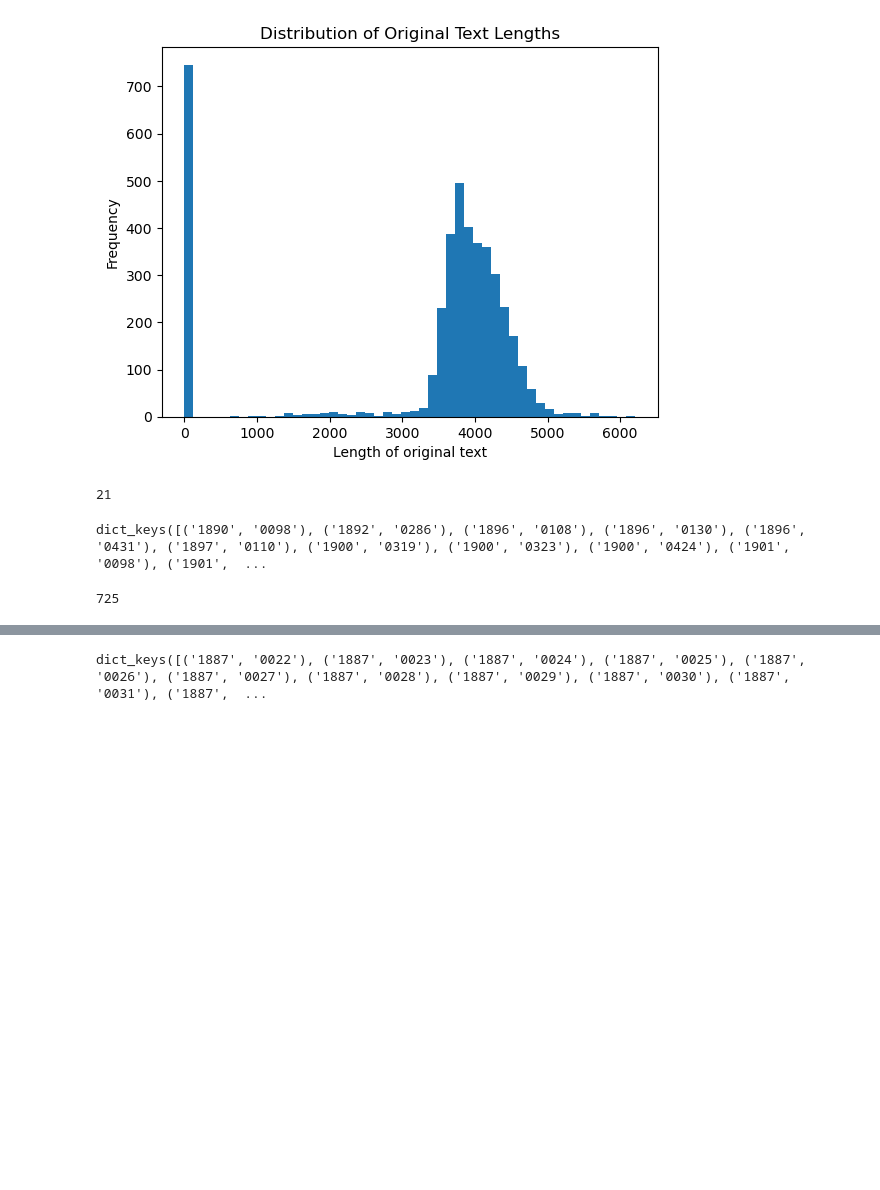
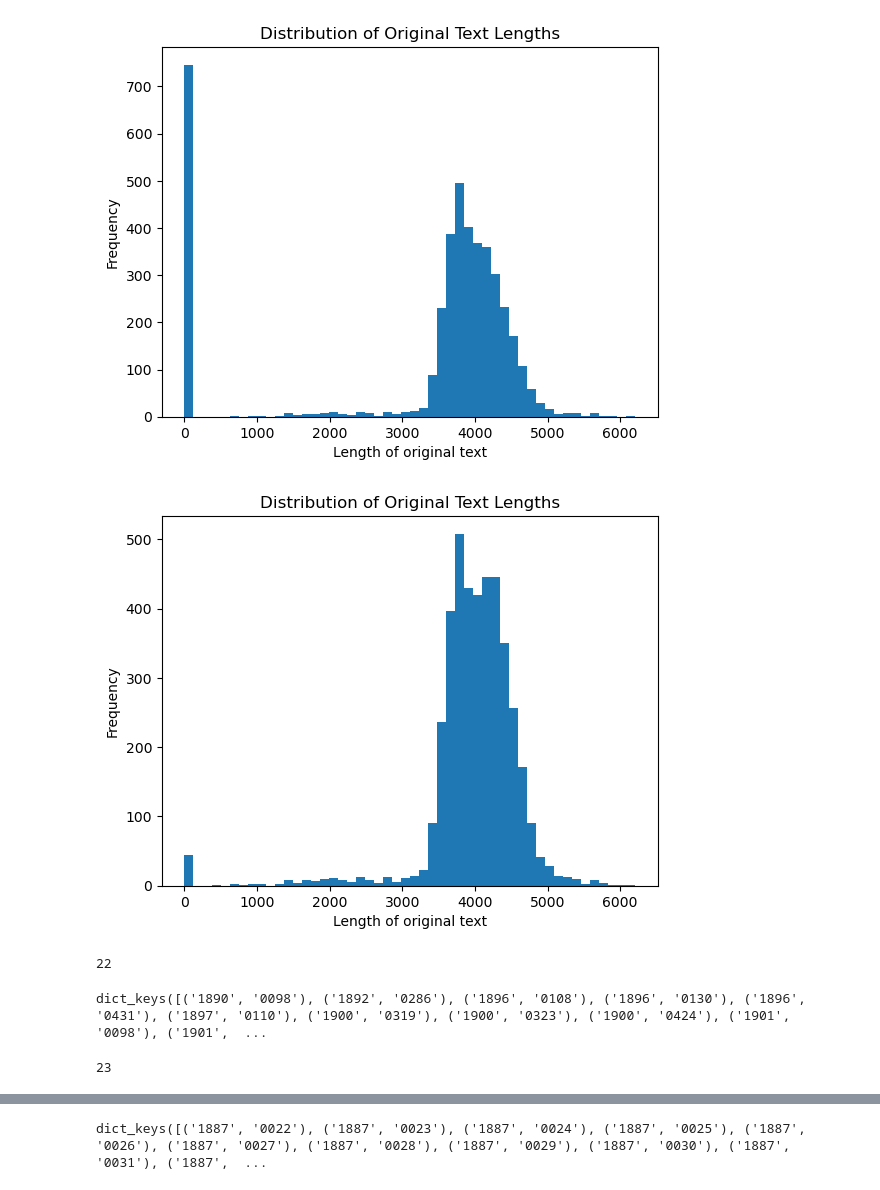
Before and after one commit to nmrenyi/extraire-tesseract-openai, a Jupyter notebook: batch-gemini-image-text-production/create-target-files.ipynb, the cells around one changed output, grey strips where cells are left out. Drawn from its saved outputs; the diff is of its cells as text; code cells hidden in the pictures; blank space fills up the shorter version.

```diff
--- a/batch-gemini-image-text-production/create-target-files.ipynb
+++ b/batch-gemini-image-text-production/create-target-files.ipynb
@@ -50,0 +68,3 @@ for year, page in sorted_pairs:
+# %%
+no_original_ocr_pairs = [(year, page) for (year, page), text in original_text_dict.items()  if year == "1899" or year == "1902" or year == "1903"]
+len(no_original_ocr_pairs)
@@ -50,0 +73,28 @@ for year, page in sorted_pairs:
+# %%
+from joblib import Parallel, delayed
+from pathlib import Path
+
+def _worker(year, page, root_str):
+    root = Path(root_str)
+
+    img_path = root / "rosenwald-images" / year / f"{year}-page-{page}.png"
+    output_path = root / "rosenwald-tesseract-ocr" / year / f"{year}-page-{page}.txt"
+
+    if output_path.exists():
+        return ("skipped", year, page)
+
+    output_path.parent.mkdir(parents=True, exist_ok=True)
+    extract_text(img_path, output_path)
+    return ("done", year, page)
+
+root_str = str(ROOT)
+
+tasks = []
+for year, page in no_original_ocr_pairs:
+    out = ROOT / "rosenwald-tesseract-ocr" / year / f"{year}-page-{page}.txt"
+    if not out.exists():
+        tasks.append((year, page))
+
+results = Parallel(n_jobs=8, backend="loky", batch_size=20)(
+    delayed(_worker)(year, page, root_str) for year, page in tasks
+)
@@ -59,12 +127,28 @@ plt.title("Distribution of Original Text Lengths")
 plt.show()
 # %% [output]
 [figure]
+# %%
+for year, page in no_original_ocr_pairs:
+    file_path = ROOT / "rosenwald-tesseract-ocr" / f"{year}" / f"{year}-page-{page}.txt"
+    text = file_path.read_text(encoding="utf-8")
+    original_text_dict[(year, page)] = text
+# %%
+# length distribution of original texts in histogram, labelled with year and page
+lengths = [len(text) for text in original_text_dict.values()]
+import matplotlib.pyplot as plt
+plt.hist(lengths, bins=50)
+plt.xlabel("Length of original text")
+plt.ylabel("Frequency")
+plt.title("Distribution of Original Text Lengths")
+plt.show()
+# %% [output]
+[figure, added]
 # %%
 # filter out the years and pages with original text length < 3000
 filtered_pairs = {(year, page) : text for (year, page), text in original_text_dict.items() if len(text) < 500 and len(text) > 0}
 len(filtered_pairs)
 # %% [output]
-21
+22
 # %%
 filtered_pairs.keys()
 # %% [output]
@@ -74,5 +158,5 @@ zero_length_pairs = [(year, page) for (year, page), text in original_text_dict.i
 # %%
 len(zero_length_pairs)
 # %% [output]
-725
+23
 # %%
```
Also changed, not shown: parts of 6 cells of this notebook, 1 other file.
